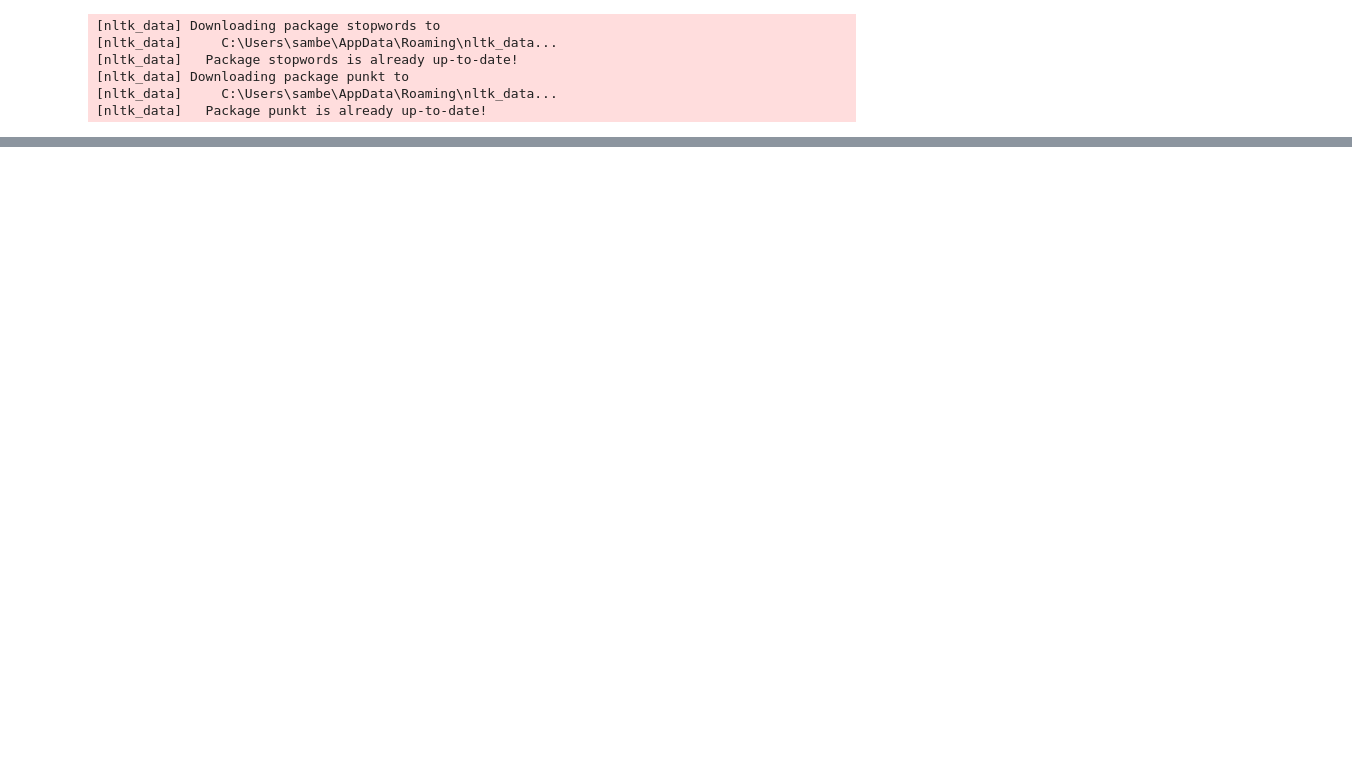
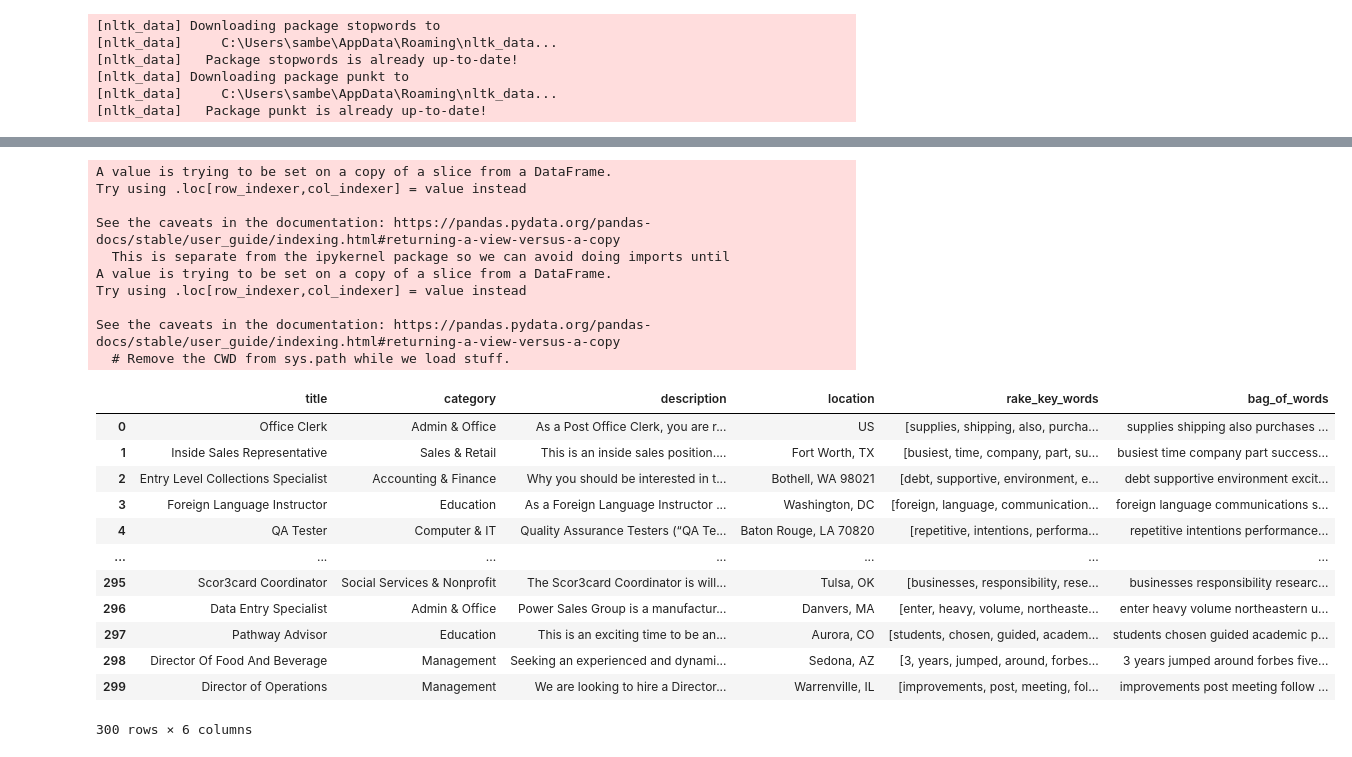
Before and after one commit to sambellsoup/rookieplay, a Jupyter notebook: recs/job_description_update.ipynb, the cells around one changed output, grey strips where cells are left out. Saved outputs shown, nothing was run; the diff lists cells and outputs as text; code cells hidden in the pictures; blank space fills up the shorter version.

Commit message:
updating rec dataframe

```diff
--- a/recs/job_description_update.ipynb
+++ b/recs/job_description_update.ipynb
@@ -65,0 +75,2 @@ def document_to_text(url):
+# %%
+result = result.rename(columns = {"JOB TITLE": "title", "JOB DESCRIPTION": "description", "JOB CATEGORY": "category", "LOCATION": "location"})
@@ -65,0 +93,2 @@ def document_to_text(url):
+# %%
+cols = result.columns.tolist()
@@ -65,0 +99,2 @@ def document_to_text(url):
+# %%
+cols = [cols[0], cols[2], cols[1], cols[3]]
@@ -65,0 +105,2 @@ def document_to_text(url):
+# %%
+result = result[cols]
@@ -87,3 +167,30 @@ def text_to_bagofwords(df):
         row['bag_of_words'] = words
     verbose_documentdf = df
     return verbose_documentdf
+# %%
+result = text_to_bagofwords(result)
+result
+# %% [output]
+A value is trying to be set on a copy of a slice from a DataFrame.
+Try using .loc[row_indexer,col_indexer] = value instead
+
+See the caveats in the documentation: https://pandas.pydata.org/pandas-docs/stable/user_guide/indexing.html#returning-a-view-versus-a-copy
+  This is separate from the ipykernel package so we can avoid doing imports until
+A value is trying to be set on a copy of a slice from a DataFrame.
+Try using .loc[row_indexer,col_indexer] = value instead
+
+See the caveats in the documentation: https://pandas.pydata.org/pandas-docs/stable/user_guide/indexing.html#returning-a-view-versus-a-copy
+  # Remove the CWD from sys.path while we load stuff.
+|  | title | category | description | location | rake_key_words | bag_of_words |
+| 0 | Office Clerk | Admin & Office | As a Post Office Clerk, you are r... | US | [supplies, shipping, also, purcha... | supplies shipping also purchases ... |
+| 1 | Inside Sales Representative | Sales & Retail | This is an inside sales position.... | Fort Worth, TX | [busiest, time, company, part, su... | busiest time company part success... |
+| 2 | Entry Level Collections Specialist | Accounting & Finance | Why you should be interested in t... | Bothell, WA 98021 | [debt, supportive, environment, e... | debt supportive environment excit... |
+| 3 | Foreign Language Instructor | Education | As a Foreign Language Instructor ... | Washington, DC | [foreign, language, communication... | foreign language communications s... |
+| 4 | QA Tester | Computer & IT | Quality Assurance Testers (“QA Te... | Baton Rouge, LA 70820 | [repetitive, intentions, performa... | repetitive intentions performance... |
+| ... | ... | ... | ... | ... | ... | ... |
+| 295 | Scor3card Coordinator | Social Services & Nonprofit | The Scor3card Coordinator is will... | Tulsa, OK | [businesses, responsibility, rese... | businesses responsibility researc... |
+| 296 | Data Entry Specialist | Admin & Office | Power Sales Group is a manufactur... | Danvers, MA | [enter, heavy, volume, northeaste... | enter heavy volume northeastern u... |
+| 297 | Pathway Advisor | Education | This is an exciting time to be an... | Aurora, CO | [students, chosen, guided, academ... | students chosen guided academic p... |
+| 298 | Director Of Food And Beverage | Management | Seeking an experienced and dynami... | Sedona, AZ | [3, years, jumped, around, forbes... | 3 years jumped around forbes five... |
+| 299 | Director of Operations | Management | We are looking to hire a Director... | Warrenville, IL | [improvements, post, meeting, fol... | improvements post meeting follow ... |
+300 rows × 6 columns
```
Also changed, not shown: parts of 27 cells of this notebook, 2 other files.
